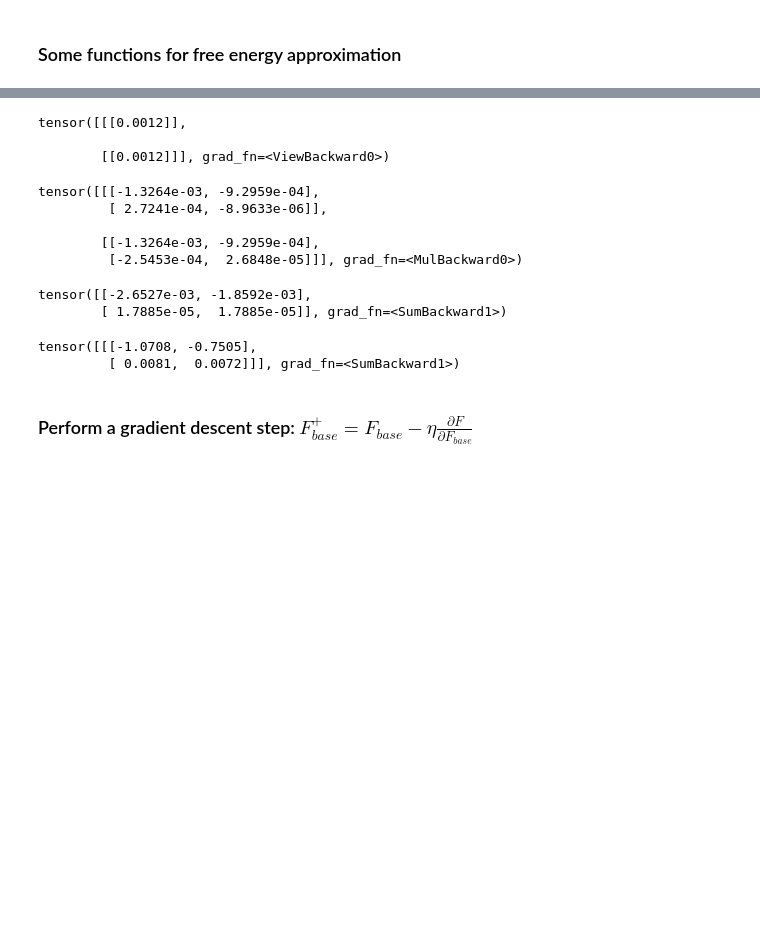
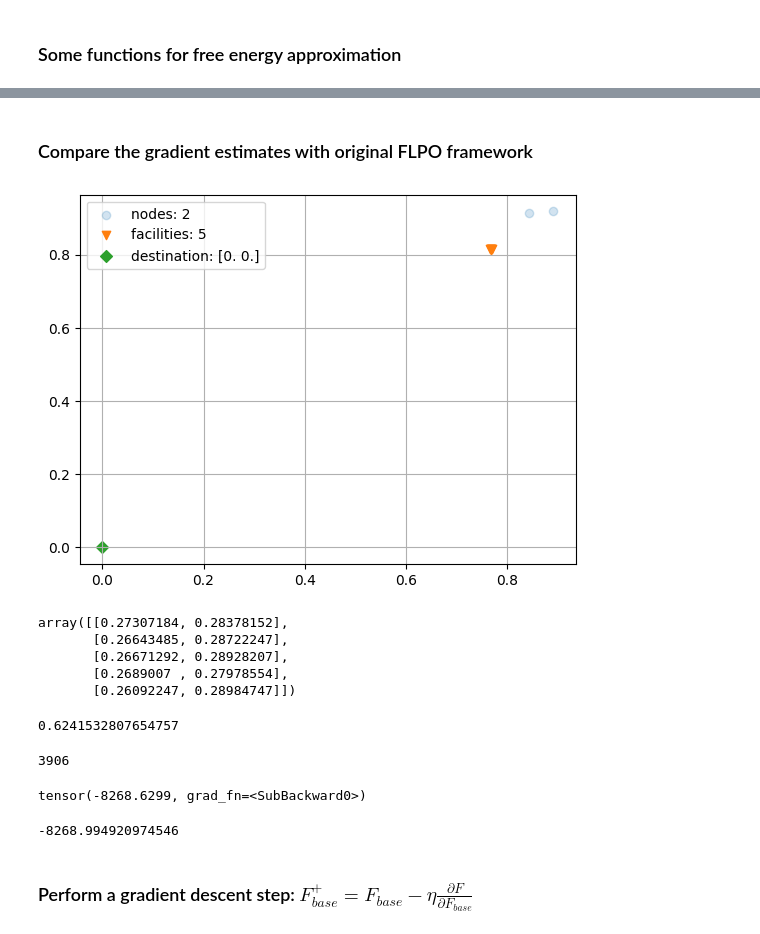
Before and after one commit to salar96/LearningFLPO, a Jupyter notebook: compute_Gradients.ipynb, the cells around one changed output, grey strips where cells are left out. Saved outputs shown, nothing was run; the diff lists cells and outputs as text; code cells hidden in the pictures; blank space fills up the shorter version.

Commit message:
direct and indirect gradients match

```diff
--- a/compute_Gradients.ipynb
+++ b/compute_Gradients.ipynb
@@ -92,0 +96,5 @@ Data Loaded.
+# %%
+import pickle
+filename = 'flpo_single_drone_data.pkl'
+with open(filename, 'wb') as file:
+    pickle.dump(numpyFLPOdata, file)
@@ -255,32 +311,40 @@ tensor([[0.0012],
-# %%
-gradient1[0][:,1].view(-1,1).view(num_drones,1,1) #* gradient0[0]
-# %% [output]
-tensor([[[0.0012]],
-
-        [[0.0012]]], grad_fn=<ViewBackward0>)
-# %%
-total_gradient = gradient0[0] * gradient1[0][:,1].view(-1,1).view(num_drones,1,1)
-total_gradient
-# %% [output]
-tensor([[[-1.3264e-03, -9.2959e-04],
-         [ 2.7241e-04, -8.9633e-06]],
-
-        [[-1.3264e-03, -9.2959e-04],
-         [-2.5453e-04,  2.6848e-05]]], grad_fn=<MulBackward0>)
-# %%
-G = torch.sum(total_gradient, axis=0)
-G
-# %% [output]
-tensor([[-2.6527e-03, -1.8592e-03],
-        [ 1.7885e-05,  1.7885e-05]], grad_fn=<SumBackward1>)
-# %%
-G1 = torch.autograd.grad(outputs=FreeEnergy, inputs=F_base,
-                               grad_outputs=torch.ones_like(FreeEnergy),
-                               create_graph=True)
-G1[0]
-# %% [output]
-tensor([[[-1.0708, -0.7505],
-         [ 0.0081,  0.0072]]], grad_fn=<SumBackward1>)
+# %% [markdown]
+### Compare the gradient estimates with original FLPO framework
+# %%
+import classFLPO
+flpo = classFLPO.FLPO(filename, plotFLPO=True, disType='sqeuclidean', selfHop=True)
+Y = flpo.facilityLocations
+GD_s, _ = flpo.returnStagewiseGrad(Y)
+D_s, _ = flpo.returnStagewiseCost(Y)
+_, V, Fe, _, Pb = flpo.backPropDP(D_s, beta, returnPb=True)
+GV, GFe = flpo.backPropDP_grad(GD_s, Pb)
+# print(GD_s)
+GFe
+# GV[0].shape
+# %% [output]
+[figure, added]
+array([[0.27307184, 0.28378152],
+       [0.26643485, 0.28722247],
+       [0.26671292, 0.28928207],
+       [0.2689007 , 0.27978554],
+       [0.26092247, 0.28984747]])
+# %%
+np.mean(np.sum((GFe - G1[0].detach().numpy())**2,axis=1))#/np.mean(np.sum(GFe**2,axis=1))
+# %% [output]
+0.6241532807654757
+# %%
+n_routes = utils.num_flpo_routes(num_facilities, num_drones)
+n_routes[0][0]
+# %% [output]
+3906
+# %%
+F_total - 1/beta * np.log(n_routes[0][0])
+# %% [output]
+tensor(-8268.6299, grad_fn=<SubBackward0>)
+# %%
+np.mean(V[0]) #+ 1/beta * np.log(n_routes[0][0]))
+# %% [output]
+-8268.994920974546
 # %% [markdown]
 ### Perform a gradient descent step: $F_{base}^+ = F_{base} - \eta \frac{\partial F}{\partial F_{base}}$
 # %%
```
Also changed, not shown: parts of 32 cells of this notebook, 3 other files.
